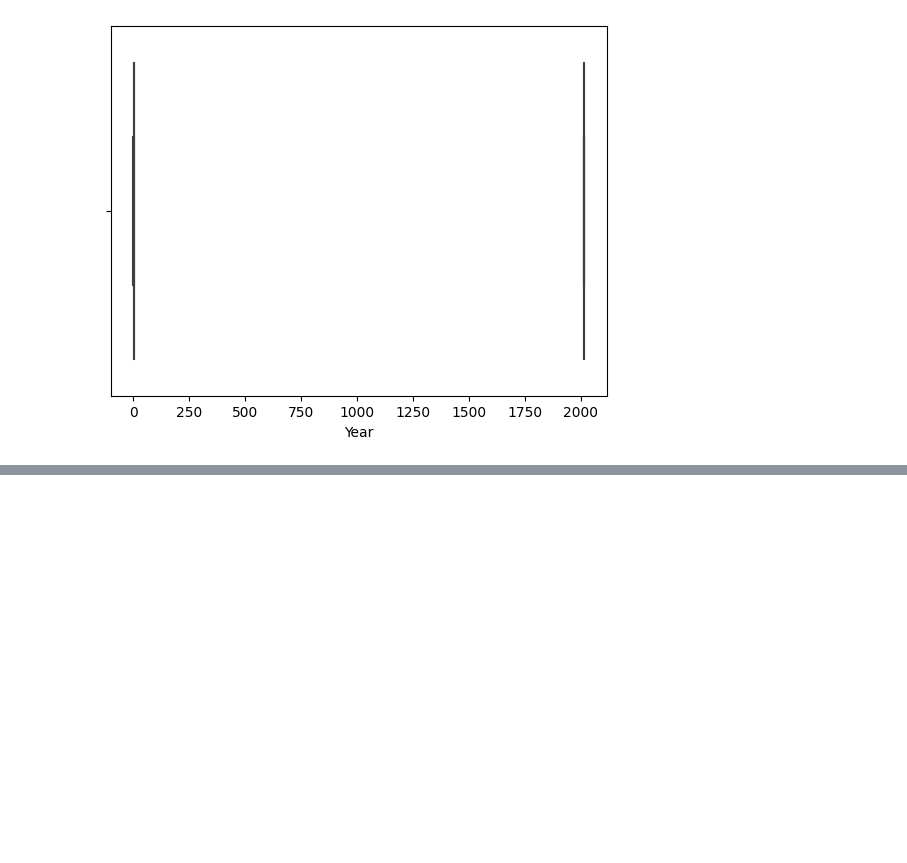
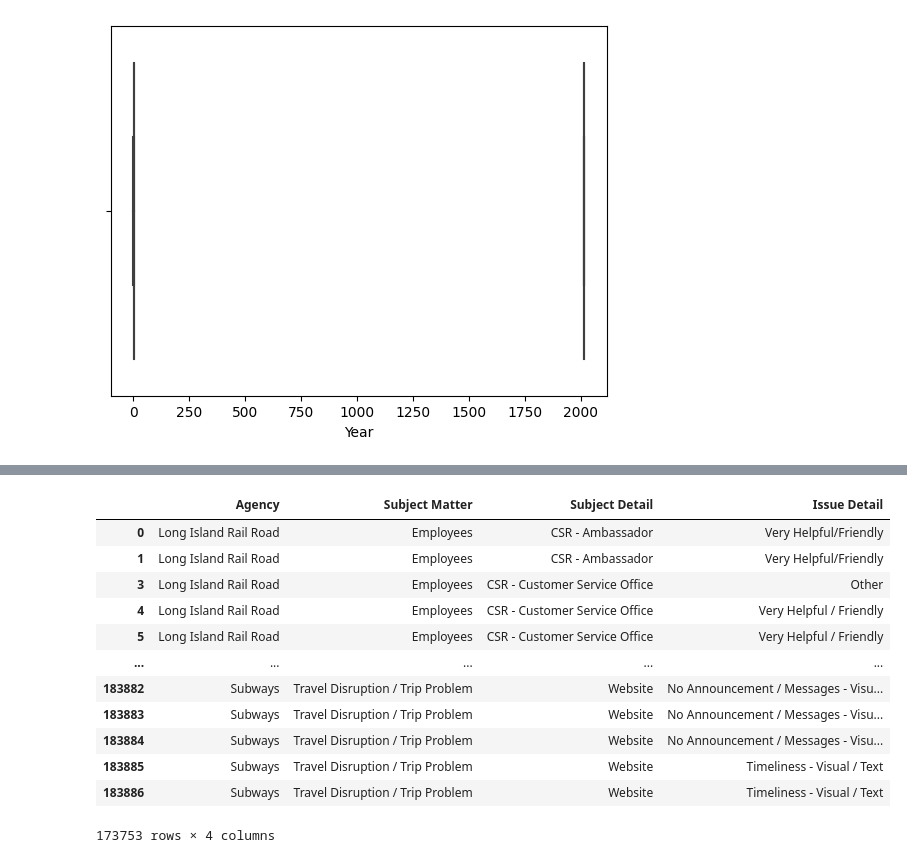
Before and after one commit to Pritamchaudhari5/Data-Analytics-Internship-Project, a Jupyter notebook: DataAnalysis_Notebook/Py_analysis.ipynb, the cells around one changed output, grey strips where cells are left out. Cells and saved outputs as stored; diff of their text form; code cells hidden in the pictures; blank space fills up the shorter version.

```diff
--- a/DataAnalysis_Notebook/Py_analysis.ipynb
+++ b/DataAnalysis_Notebook/Py_analysis.ipynb
@@ -153,0 +168,17 @@ df.iloc[:4]
+# %%
+df2 = df1.drop(columns=['Commendation or Complaint'])
+df2
+# %% [output]
+|  | Agency | Subject Matter | Subject Detail | Issue Detail |
+| 0 | Long Island Rail Road | Employees | CSR - Ambassador | Very Helpful/Friendly |
+| 1 | Long Island Rail Road | Employees | CSR - Ambassador | Very Helpful/Friendly |
+| 3 | Long Island Rail Road | Employees | CSR - Customer Service Office | Other |
+| 4 | Long Island Rail Road | Employees | CSR - Customer Service Office | Very Helpful / Friendly |
+| 5 | Long Island Rail Road | Employees | CSR - Customer Service Office | Very Helpful / Friendly |
+| ... | ... | ... | ... | ... |
+| 183882 | Subways | Travel Disruption / Trip Problem | Website | No Announcement / Messages - Visu... |
+| 183883 | Subways | Travel Disruption / Trip Problem | Website | No Announcement / Messages - Visu... |
+| 183884 | Subways | Travel Disruption / Trip Problem | Website | No Announcement / Messages - Visu... |
+| 183885 | Subways | Travel Disruption / Trip Problem | Website | Timeliness - Visual / Text |
+| 183886 | Subways | Travel Disruption / Trip Problem | Website | Timeliness - Visual / Text |
+173753 rows × 4 columns
```
Also changed, not shown: parts of 9 cells of this notebook.
